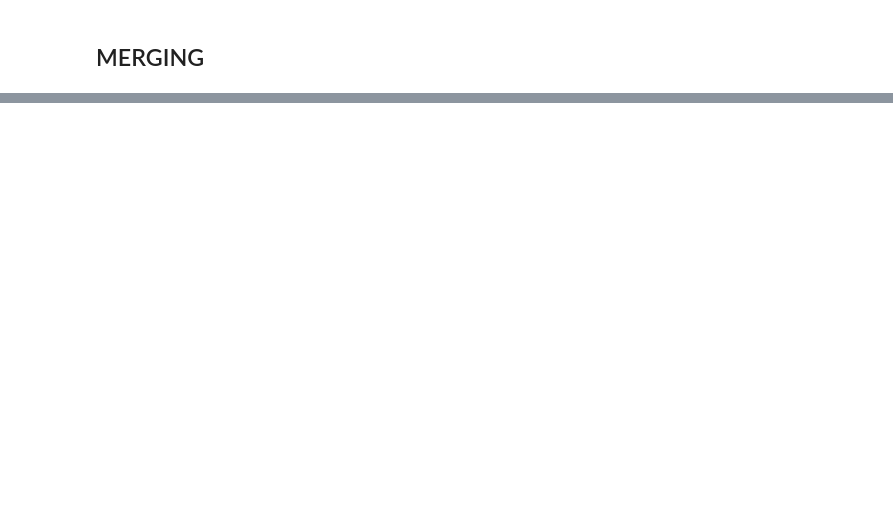
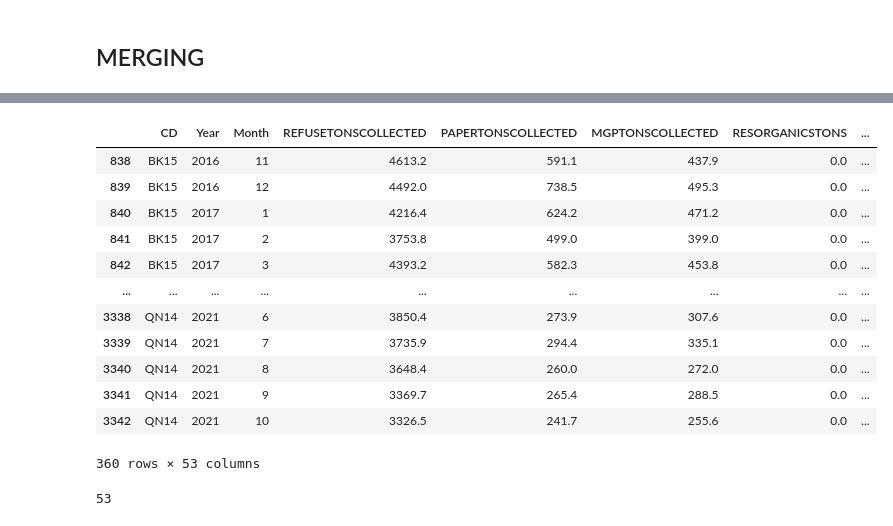
Before and after one commit to glpincus/NYCclean_ML4C, a Jupyter notebook: Data/NYCclean_Merging.ipynb, the cells around one changed output, grey strips where cells are left out. Drawn from its saved outputs; the diff is of its cells as text; code cells hidden in the pictures; blank space fills up the shorter version.

```diff
--- a/Data/NYCclean_Merging.ipynb
+++ b/Data/NYCclean_Merging.ipynb
@@ -284,3 +353,23 @@ merge3.shape
+# %%
+merge3[merge3['_merge'] != 'both']
+# %% [output]
+|  | CD | Year | Month | REFUSETONSCOLLECTED | PAPERTONSCOLLECTED | MGPTONSCOLLECTED | RESORGANICSTONS | ... |
+| 838 | BK15 | 2016 | 11 | 4613.2 | 591.1 | 437.9 | 0.0 | ... |
+| 839 | BK15 | 2016 | 12 | 4492.0 | 738.5 | 495.3 | 0.0 | ... |
+| 840 | BK15 | 2017 | 1 | 4216.4 | 624.2 | 471.2 | 0.0 | ... |
+| 841 | BK15 | 2017 | 2 | 3753.8 | 499.0 | 399.0 | 0.0 | ... |
+| 842 | BK15 | 2017 | 3 | 4393.2 | 582.3 | 453.8 | 0.0 | ... |
+| ... | ... | ... | ... | ... | ... | ... | ... | ... |
+| 3338 | QN14 | 2021 | 6 | 3850.4 | 273.9 | 307.6 | 0.0 | ... |
+| 3339 | QN14 | 2021 | 7 | 3735.9 | 294.4 | 335.1 | 0.0 | ... |
+| 3340 | QN14 | 2021 | 8 | 3648.4 | 260.0 | 272.0 | 0.0 | ... |
+| 3341 | QN14 | 2021 | 9 | 3369.7 | 265.4 | 288.5 | 0.0 | ... |
+| 3342 | QN14 | 2021 | 10 | 3326.5 | 241.7 | 255.6 | 0.0 | ... |
+360 rows × 53 columns
+# %%
+merge3.CD.nunique()
+# %% [output]
+53
 # %%
 merge3.columns
 # %% [output]
```
Also changed, not shown: parts of 18 cells of this notebook, 1 other file.
